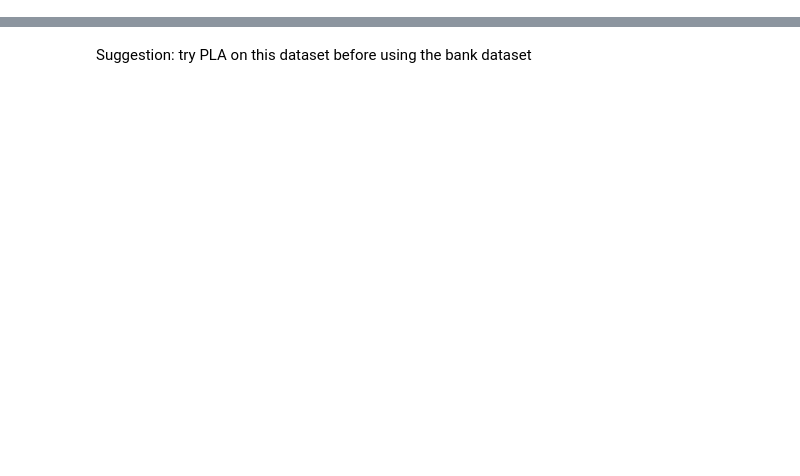
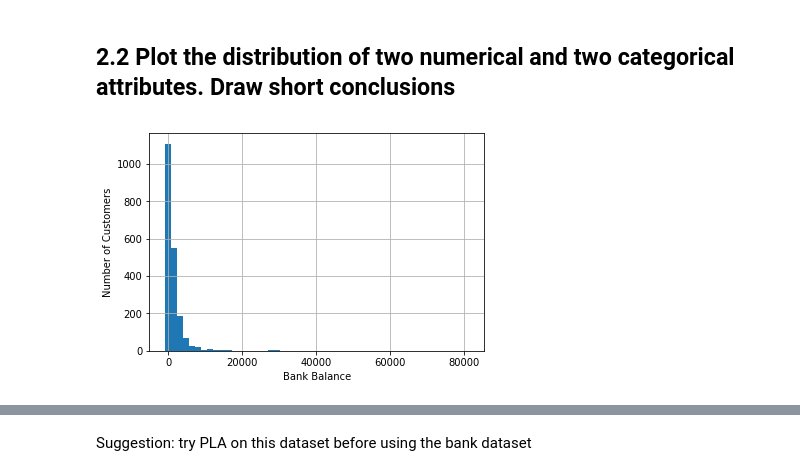
Before and after one commit to vipulpopat/MSCAI_Sem1_Etivity1, a Jupyter notebook: Etivity1.ipynb, the cells around one changed output, grey strips where cells are left out. Cells and saved outputs as stored; diff of their text form; code cells hidden in the pictures; blank space fills up the shorter version.

```diff
--- a/Etivity1.ipynb
+++ b/Etivity1.ipynb
@@ -10,0 +21,2 @@ import pandas as pd
+# %%
+df = pd.read_csv('bank_et1.csv')
@@ -10,0 +194,12 @@ import pandas as pd
+# %% [markdown]
+## 2.2 Plot the distribution of two numerical and two categorical attributes. Draw short conclusions
+# %%
+# Let's start by plotting a histogram of ApplicantIncome using the command:
+
+# Numberical 1 Plot - Balance
+df['balance'].hist(bins=50)
+plt.xlabel('Bank Balance')
+plt.ylabel('Number of Customers')
+plt.show()
+# %% [output]
+[figure, added]
```
Also changed, not shown: parts of 64 cells of this notebook.
